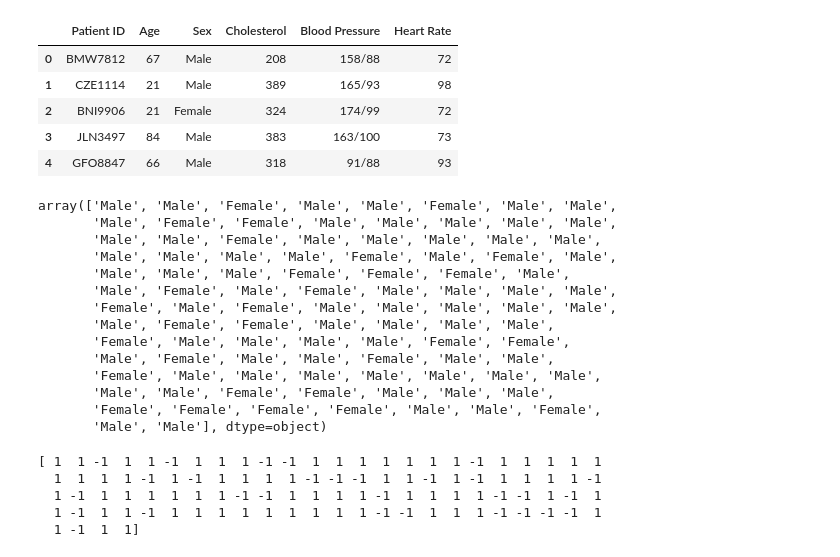
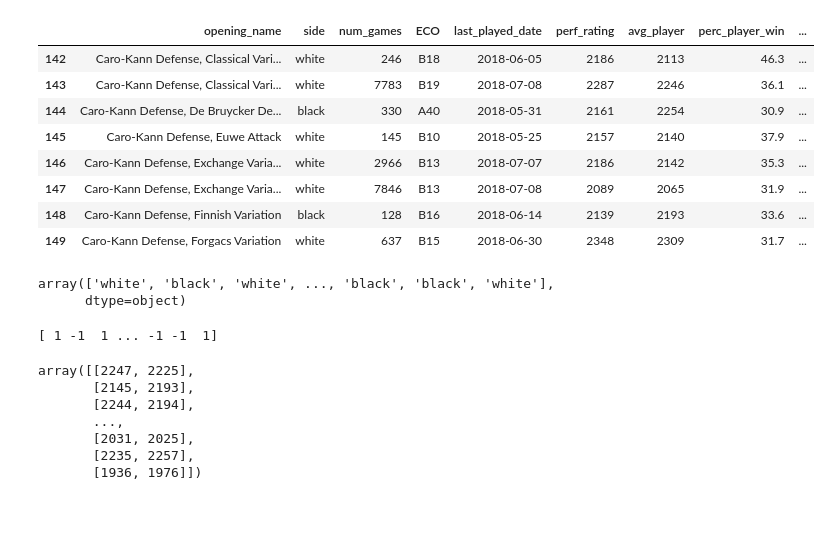
Before and after one commit to Harshavardhan123-cloud/ML, a Jupyter notebook: SLP.ipynb, the cells around one changed output. Drawn from its saved outputs; the diff is of its cells as text; code cells hidden in the pictures; blank space fills up the shorter version.

```diff
--- a/SLP.ipynb
+++ b/SLP.ipynb
@@ -95,36 +62,34 @@ df.tail(7)
+# %%
+df.iloc[142:150, 0:12]
+# %% [output]
+|  | opening_name | side | num_games | ECO | last_played_date | perf_rating | avg_player | perc_player_win | ... |
+| 142 | Caro-Kann Defense, Classical Vari... | white | 246 | B18 | 2018-06-05 | 2186 | 2113 | 46.3 | ... |
+| 143 | Caro-Kann Defense, Classical Vari... | white | 7783 | B19 | 2018-07-08 | 2287 | 2246 | 36.1 | ... |
+| 144 | Caro-Kann Defense, De Bruycker De... | black | 330 | A40 | 2018-05-31 | 2161 | 2254 | 30.9 | ... |
+| 145 | Caro-Kann Defense, Euwe Attack | white | 145 | B10 | 2018-05-25 | 2157 | 2140 | 37.9 | ... |
+| 146 | Caro-Kann Defense, Exchange Varia... | white | 2966 | B13 | 2018-07-07 | 2186 | 2142 | 35.3 | ... |
+| 147 | Caro-Kann Defense, Exchange Varia... | white | 7846 | B13 | 2018-07-08 | 2089 | 2065 | 31.9 | ... |
+| 148 | Caro-Kann Defense, Finnish Variation | black | 128 | B16 | 2018-06-14 | 2139 | 2193 | 33.6 | ... |
+| 149 | Caro-Kann Defense, Forgacs Variation | white | 637 | B15 | 2018-06-30 | 2348 | 2309 | 31.7 | ... |
+# %%
+y = df.iloc[0:1883, 1].values
+y
+# %% [output]
+array(['white', 'black', 'white', ..., 'black', 'black', 'white'],
+      dtype=object)
+# %%
+y= np.where(y == 'black', -1,1)
+print(y)
+# %% [output]
+[ 1 -1  1 ... -1 -1  1]
 # %%
-df.iloc[0:5, 0:6]
+X=df.iloc[0:1883, [5,6]].values
+X
 # %% [output]
-|  | Patient ID | Age | Sex | Cholesterol | Blood Pressure | Heart Rate |
-| 0 | BMW7812 | 67 | Male | 208 | 158/88 | 72 |
-| 1 | CZE1114 | 21 | Male | 389 | 165/93 | 98 |
-| 2 | BNI9906 | 21 | Female | 324 | 174/99 | 72 |
-| 3 | JLN3497 | 84 | Male | 383 | 163/100 | 73 |
-| 4 | GFO8847 | 66 | Male | 318 | 91/88 | 93 |
+array([[2247, 2225],
+       [2145, 2193],
+       [2244, 2194],
+       ...,
+       [2031, 2025],
+       [2235, 2257],
+       [1936, 1976]])
-# %%
-y = df.iloc[0:100, 2].values
-y
-# %% [output]
-array(['Male', 'Male', 'Female', 'Male', 'Male', 'Female', 'Male', 'Male',
-       'Male', 'Female', 'Female', 'Male', 'Male', 'Male', 'Male', 'Male',
-       'Male', 'Male', 'Female', 'Male', 'Male', 'Male', 'Male', 'Male',
-       'Male', 'Male', 'Male', 'Male', 'Female', 'Male', 'Female', 'Male',
-       'Male', 'Male', 'Male', 'Female', 'Female', 'Female', 'Male',
-       'Male', 'Female', 'Male', 'Female', 'Male', 'Male', 'Male', 'Male',
-       'Female', 'Male', 'Female', 'Male', 'Male', 'Male', 'Male', 'Male',
-       'Male', 'Female', 'Female', 'Male', 'Male', 'Male', 'Male',
-       'Female', 'Male', 'Male', 'Male', 'Male', 'Female', 'Female',
-       'Male', 'Female', 'Male', 'Male', 'Female', 'Male', 'Male',
-       'Female', 'Male', 'Male', 'Male', 'Male', 'Male', 'Male', 'Male',
-       'Male', 'Male', 'Female', 'Female', 'Male', 'Male', 'Male',
-       'Female', 'Female', 'Female', 'Female', 'Male', 'Male', 'Female',
-       'Male', 'Male'], dtype=object)
-# %%
-y= np.where(y == 'Female', -1,1)
-print(y)
-# %% [output]
-[ 1  1 -1  1  1 -1  1  1  1 -1 -1  1  1  1  1  1  1  1 -1  1  1  1  1  1
-  1  1  1  1 -1  1 -1  1  1  1  1 -1 -1 -1  1  1 -1  1 -1  1  1  1  1 -1
-  1 -1  1  1  1  1  1  1 -1 -1  1  1  1  1 -1  1  1  1  1 -1 -1  1 -1  1
-  1 -1  1  1 -1  1  1  1  1  1  1  1  1  1 -1 -1  1  1  1 -1 -1 -1 -1  1
-  1 -1  1  1]
```
Also changed, not shown: parts of 13 cells of this notebook.
